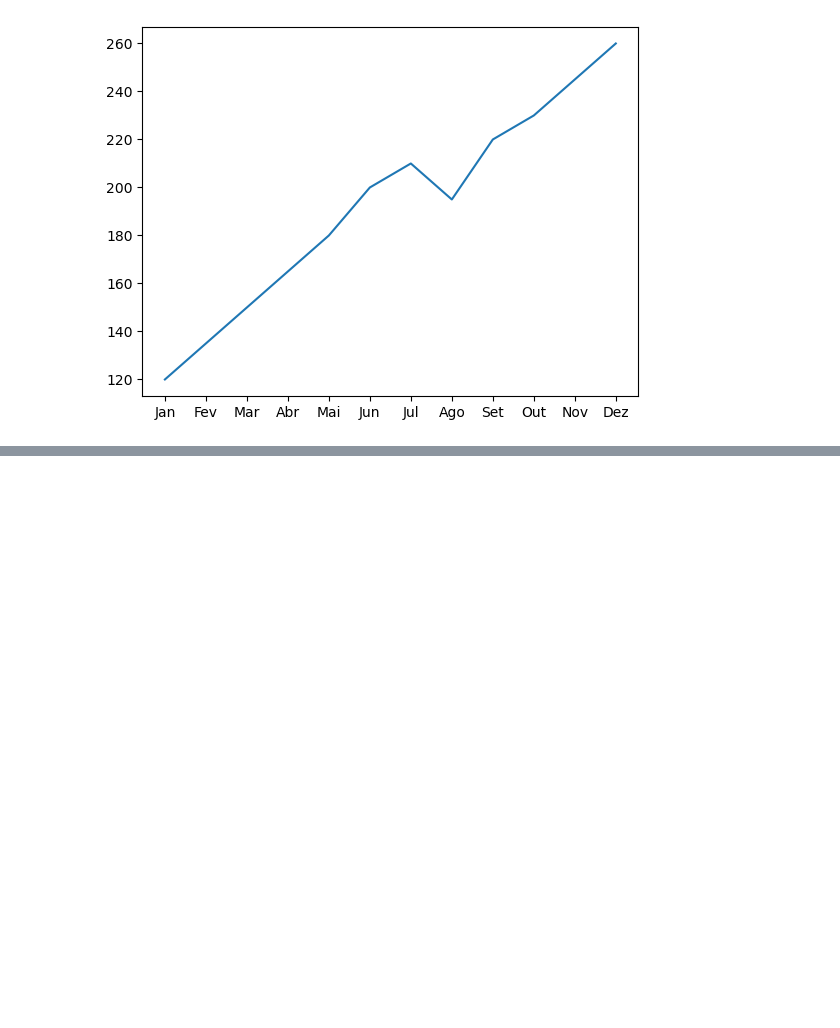
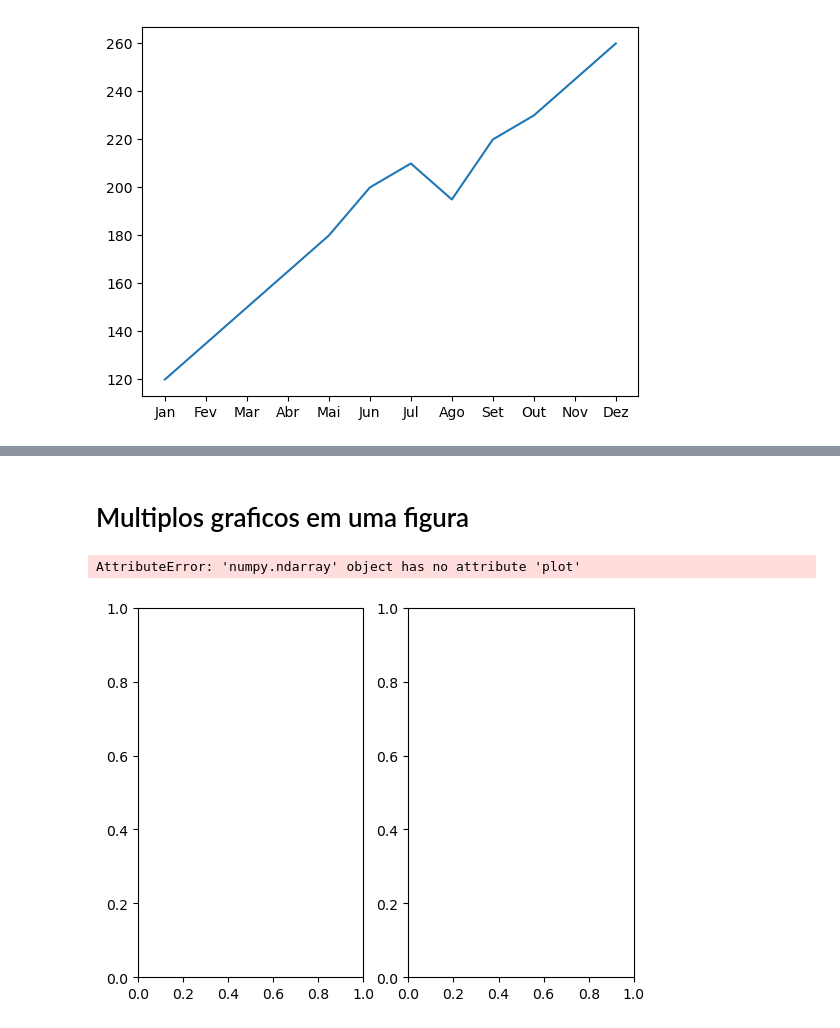
Before and after one commit to Rodriggo-Marcelino/visualizacao_dados-, a Jupyter notebook: Curso /Matplotlib/Matplotlib.ipynb, the cells around one changed output, grey strips where cells are left out. Drawn from its saved outputs; the diff is of its cells as text; code cells hidden in the pictures; blank space fills up the shorter version.

```diff
--- a/Curso /Matplotlib/Matplotlib.ipynb
+++ b/Curso /Matplotlib/Matplotlib.ipynb
@@ -32,0 +95,30 @@ plt.show()
+# %% [markdown]
+# Multiplos graficos em uma figura
+# %%
+#fig, ax = plt.subplots()
+fig, ax = plt.subplots(1,2)
+ax[0].plot(
+    a,
+    b,
+    label = "Amostra B",
+    color = 'green',
+    marker='o'
+)
+ax[1].plot(
+    a,
+    c,
+    label = "Amostra C",
+    color = 'red',
+    marker='o'
+)
+
+ax[0].set_title("Titulo do grafico")
+ax[0].set_xlabel("Label X")
+ax[].set_ylabel("Label y")
+
+ax.legend()
+
+plt.show()
+# %% [output]
+AttributeError: 'numpy.ndarray' object has no attribute 'plot'
+[figure, added]
```
Also changed, not shown: parts of 5 cells of this notebook, 1 other file.
